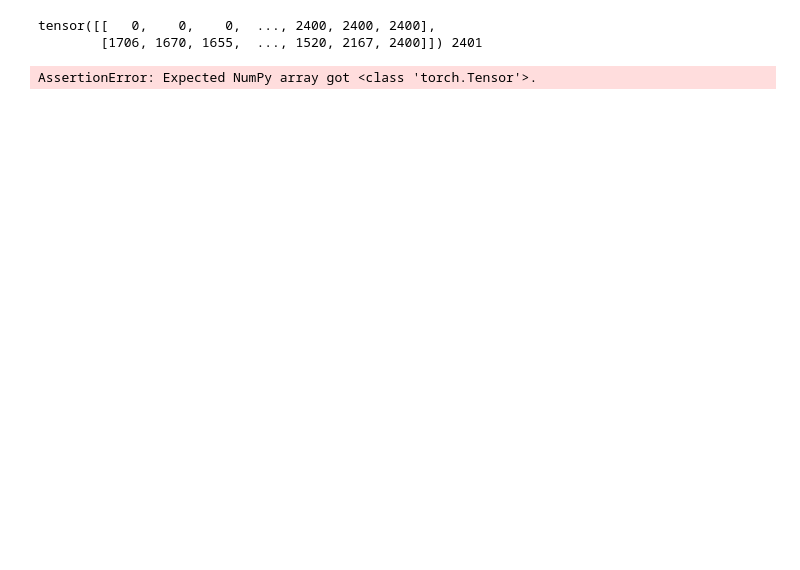
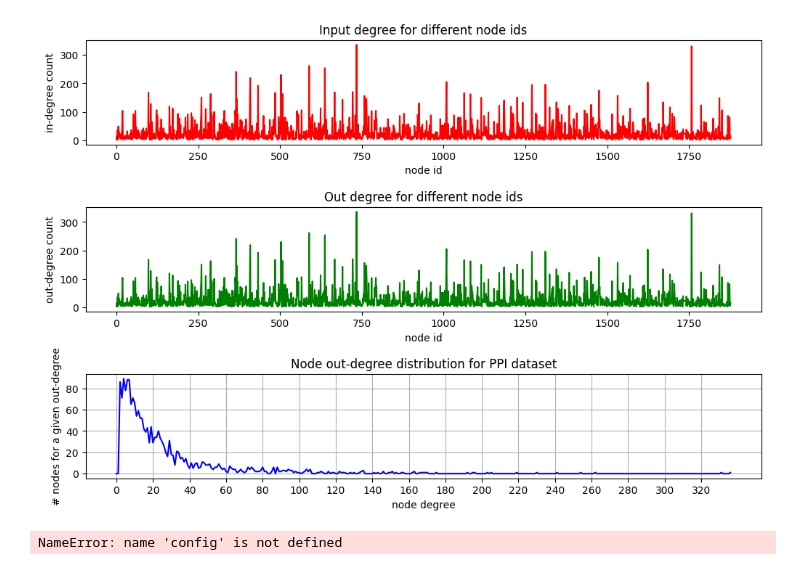
Before and after one commit to LeadBeetle/multiscale-softattention, a Jupyter notebook: GATExperimentsPPI.ipynb, the cells around one changed output. Saved outputs shown, nothing was run; the diff lists cells and outputs as text; code cells hidden in the pictures; blank space fills up the shorter version.

```diff
--- a/GATExperimentsPPI.ipynb
+++ b/GATExperimentsPPI.ipynb
@@ -75,7 +73,11 @@ torch.Size([2, 66619]) torch.int64
 # %%
-num_of_nodes = len(node_labels)
-plot_in_out_degree_distributions(edge_index, num_of_nodes, config['dataset_name'])
+#num_of_nodes = len(node_labels)
+#plot_in_out_degree_distributions(edge_index, num_of_nodes, config['dataset_name'])
 # %% [output]
-tensor([[   0,    0,    0,  ..., 2400, 2400, 2400],
-        [1706, 1670, 1655,  ..., 1520, 2167, 2400]]) 2401
-AssertionError: Expected NumPy array got <class 'torch.Tensor'>.
+[figure, added]
+# %%
+from Scripts.script_PPI import *
+
+train_gat_ppi(config)
+# %% [output]
+NameError: name 'config' is not defined
```
Also changed, not shown: parts of 1 cell of this notebook, 2 other files.
